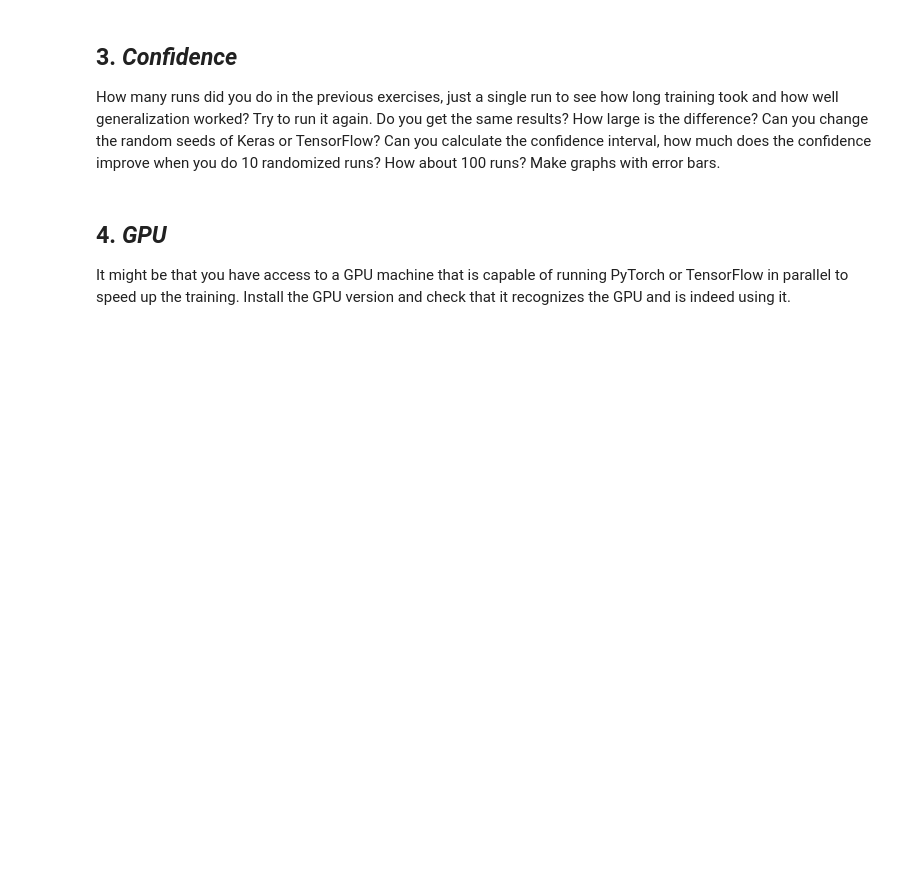
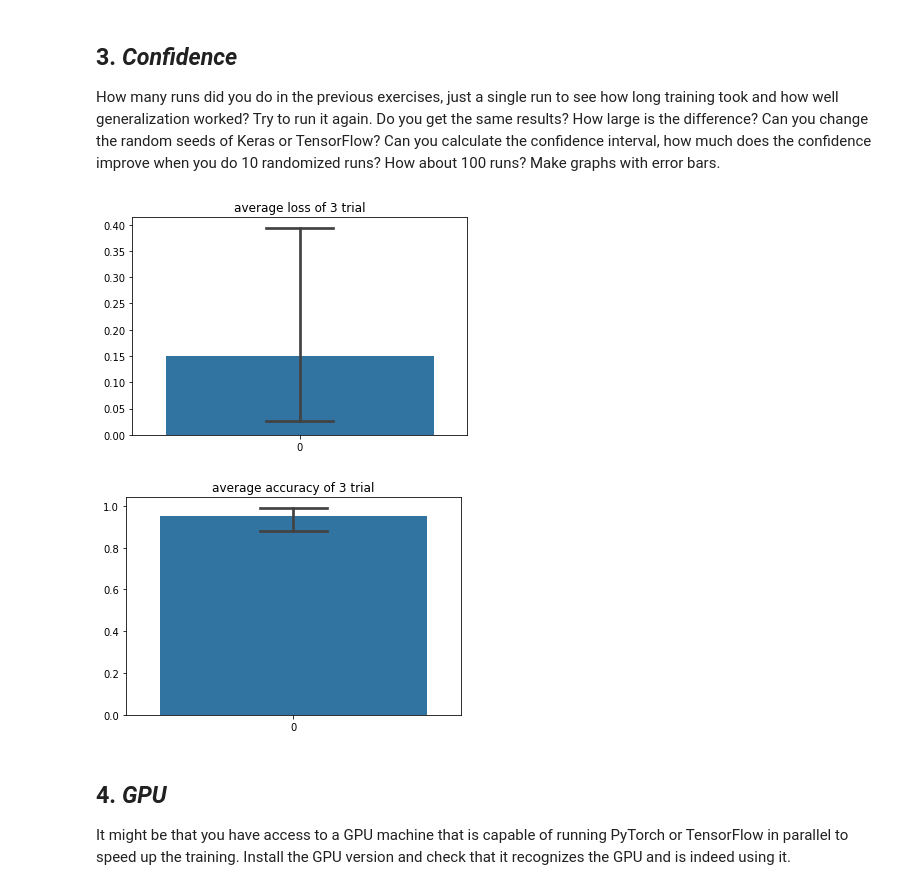
Before and after one commit to CSReading/DeepRL, a Jupyter notebook: exercises/appendixB/mshibatatt/appendixB.ipynb, the cells around one changed output. Saved outputs shown, nothing was run; the diff lists cells and outputs as text; code cells hidden in the pictures; blank space fills up the shorter version.

Commit message:
mmake script for appendix B

```diff
--- a/exercises/appendixB/mshibatatt/appendixB.ipynb
+++ b/exercises/appendixB/mshibatatt/appendixB.ipynb
@@ -120,6 +48,38 @@ Use Keras again, but this time on ImageNet. Now try different over-fitting solut
 # %% [markdown]
 ## 3. *Confidence*
 How many runs did you do in the previous exercises, just a single run to see how long training took and how well generalization worked? Try to run it again. Do you get the same results? How large is the difference? Can you change the random seeds of Keras or TensorFlow? Can you calculate the confidence interval, how much does the confidence improve when you do 10 randomized runs? How about 100 runs? Make graphs with error bars.
+# %%
+client = mlflow.tracking.MlflowClient()
+# %%
+info = client.get_experiment_by_name(name="appendixB-3")
+if info is not None:
+    client.delete_experiment(info.experiment_id)
+    shutil.rmtree(path="mlruns/.trash")
+    os.mkdir("mlruns/.trash")
+
+experiment_id = client.create_experiment(name="appendixB-3")
+# %%
+for i in range(100):
+    subprocess.run(f"python3 train.py -b 128 -e 15 -opt adam -lr 0.001 -seed {i}")
+# %%
+run_ids = [i.run_id for i in client.list_run_infos(experiment_id)]
+loss = np.array([])
+accuracy = np.array([])
+for i in run_ids:
+    loss = np.append(loss, client.get_metric_history(i, key = "loss")[0].value)
+    accuracy = np.append(accuracy, client.get_metric_history(i, key = "accuracy")[0].value)
+# %%
+n = min(len(run_ids), 10)
+sns.barplot(data=loss[:n], estimator=np.mean, ci=95, capsize=.2)
+plt.title(f"average loss of {n} trial")
+plt.show()
+
+sns.barplot(data=accuracy[:10], estimator=np.mean, ci=95, capsize=.2)
+plt.title(f"average accuracy of {n} trial")
+plt.show()
+# %% [output]
+[figure, added]
+[figure, added]
 # %% [markdown]
 ## 4. *GPU*
 It might be that you have access to a GPU machine that is capable of running PyTorch or TensorFlow in parallel to speed up the training. Install the GPU version and check that it recognizes the GPU and is indeed using it.
```
Also changed, not shown: parts of 13 cells of this notebook, 1 other file.
